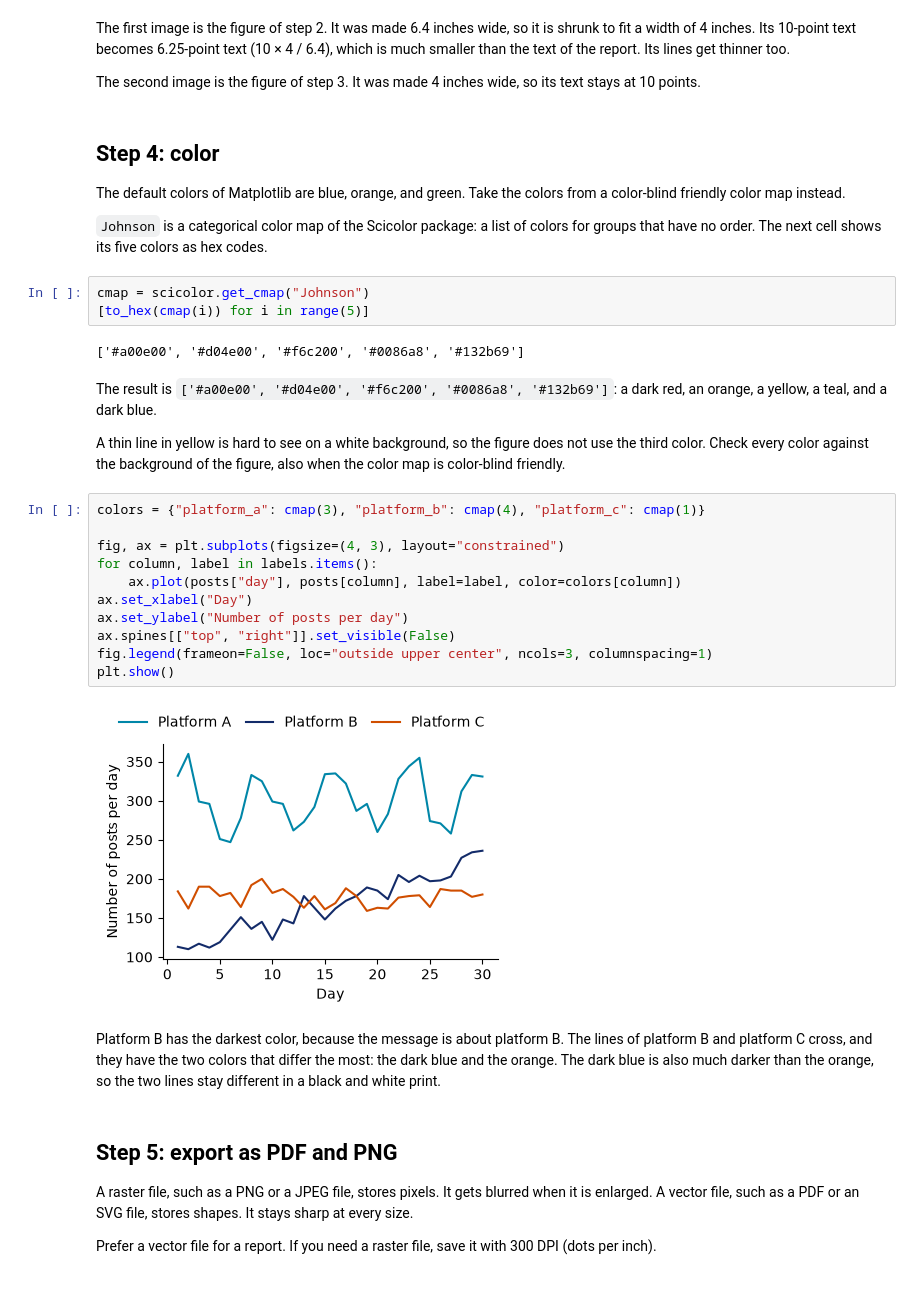
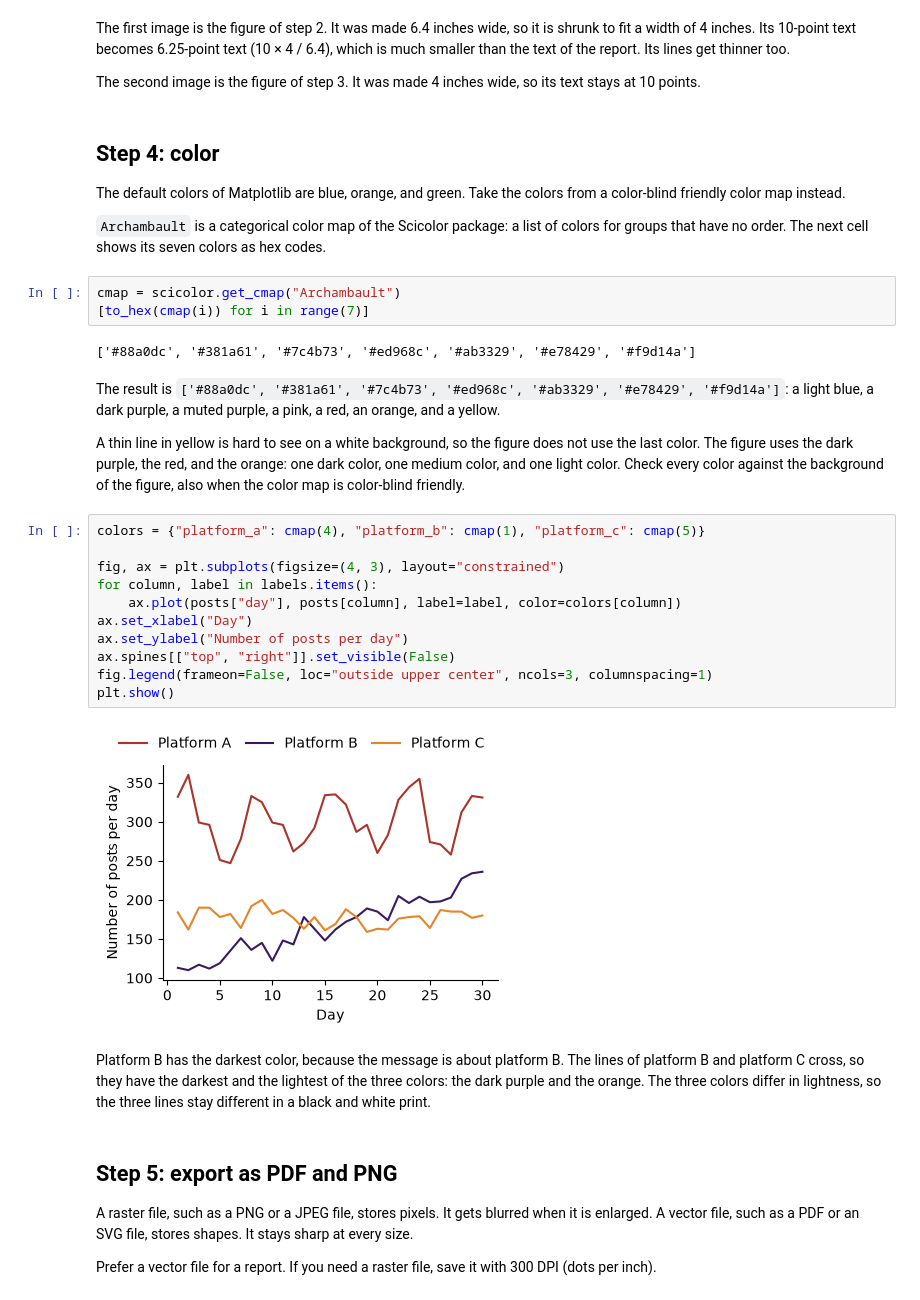
Before and after one commit to YangKCLab/social-media-ds-course, a Jupyter notebook: demos/data_vis/report-figure.ipynb, the cells around one changed output. Drawn from its saved outputs; the diff is of its cells as text.

```diff
--- a/demos/data_vis/report-figure.ipynb
+++ b/demos/data_vis/report-figure.ipynb
@@ -200,35 +200,36 @@ It was made 4 inches wide, so its text stays at 10 points.
 The default colors of Matplotlib are blue, orange, and green.
 Take the colors from a color-blind friendly color map instead.
 
-`Johnson` is a categorical color map of the Scicolor package: a list of colors for groups that have no order.
-The next cell shows its five colors as hex codes.
+`Archambault` is a categorical color map of the Scicolor package: a list of colors for groups that have no order.
+The next cell shows its seven colors as hex codes.
 # %%
-cmap = scicolor.get_cmap("Johnson")
-[to_hex(cmap(i)) for i in range(5)]
+cmap = scicolor.get_cmap("Archambault")
+[to_hex(cmap(i)) for i in range(7)]
 # %% [output]
-['#a00e00', '#d04e00', '#f6c200', '#0086a8', '#132b69']
+['#88a0dc', '#381a61', '#7c4b73', '#ed968c', '#ab3329', '#e78429', '#f9d14a']
 # %% [markdown]
-The result is `['#a00e00', '#d04e00', '#f6c200', '#0086a8', '#132b69']`: a dark red, an orange, a yellow, a teal, and a dark blue.
+The result is `['#88a0dc', '#381a61', '#7c4b73', '#ed968c', '#ab3329', '#e78429', '#f9d14a']`: a light blue, a dark purple, a muted purple, a pink, a red, an orange, and a yellow.
 
-A thin line in yellow is hard to see on a white background, so the figure does not use the third color.
+A thin line in yellow is hard to see on a white background, so the figure does not use the last color.
+The figure uses the dark purple, the red, and the orange: one dark color, one medium color, and one light color.
 Check every color against the background of the figure, also when the color map is color-blind friendly.
 # %%
-colors = {"platform_a": cmap(3), "platform_b": cmap(4), "platform_c": cmap(1)}
+colors = {"platform_a": cmap(4), "platform_b": cmap(1), "platform_c": cmap(5)}
 
 fig, ax = plt.subplots(figsize=(4, 3), layout="constrained")
 for column, label in labels.items():
     ax.plot(posts["day"], posts[column], label=label, color=colors[column])
 ax.set_xlabel("Day")
 ax.set_ylabel("Number of posts per day")
 ax.spines[["top", "right"]].set_visible(False)
 fig.legend(frameon=False, loc="outside upper center", ncols=3, columnspacing=1)
 plt.show()
 # %% [output]
-[figure, old version]
+[figure, new version]
 # %% [markdown]
 Platform B has the darkest color, because the message is about platform B.
-The lines of platform B and platform C cross, and they have the two colors that differ the most: the dark blue and the orange.
-The dark blue is also much darker than the orange, so the two lines stay different in a black and white print.
+The lines of platform B and platform C cross, so they have the darkest and the lightest of the three colors: the dark purple and the orange.
+The three colors differ in lightness, so the three lines stay different in a black and white print.
 # %% [markdown]
 ## Step 5: export as PDF and PNG
 
```
Also changed, not shown: parts of 2 cells of this notebook, 1 other file.
